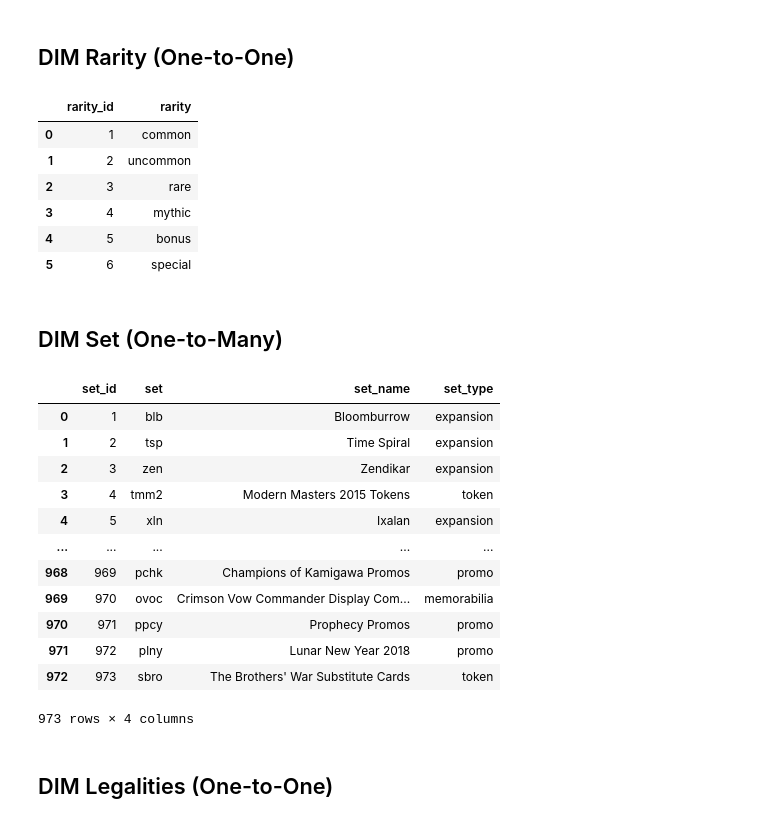
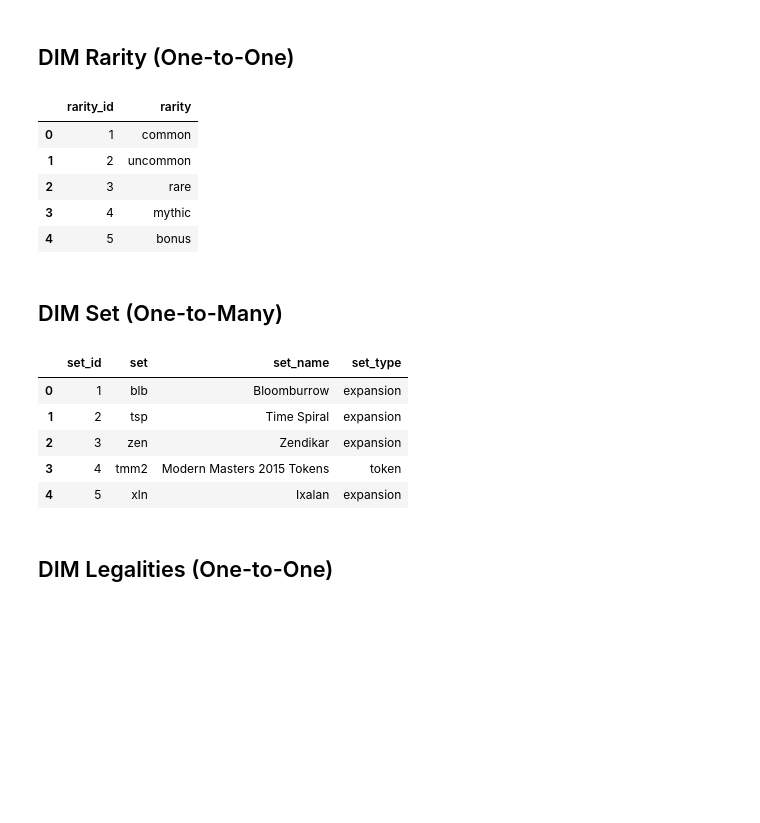
Before and after one commit to cuevas485/mtg-api-etl-datawarehouse, a Jupyter notebook: scryfall_etl_star_schema.ipynb, the cells around one changed output. Drawn from its saved outputs; the diff is of its cells as text; code cells hidden in the pictures; blank space fills up the shorter version.

```diff
--- a/scryfall_etl_star_schema.ipynb
+++ b/scryfall_etl_star_schema.ipynb
@@ -82,7 +68,7 @@ dim_rarity_df = pd.DataFrame({'rarity': ordered_rarities})
 dim_rarity_df['rarity_id'] = dim_rarity_df.index + 1
 dim_rarity_df = dim_rarity_df[['rarity_id', 'rarity']]
 # %%
-dim_rarity_df
+dim_rarity_df.head()
 # %% [output]
 |  | rarity_id | rarity |
 | 0 | 1 | common |
@@ -90,7 +76,6 @@ dim_rarity_df
 | 2 | 3 | rare |
 | 3 | 4 | mythic |
 | 4 | 5 | bonus |
-| 5 | 6 | special |
 # %% [markdown]
 ## DIM Set (One-to-Many)
 # %%
@@ -100,21 +85,14 @@ set_mapping = dict(zip(dim_set_df['set'], dim_set_df['set_id']))
 df['set_id'] = df['set'].map(set_mapping)
 dim_set_df = dim_set_df[['set_id', 'set', 'set_name', 'set_type']]
 # %%
-dim_set_df
+dim_set_df.head()
 # %% [output]
 |  | set_id | set | set_name | set_type |
 | 0 | 1 | blb | Bloomburrow | expansion |
 | 1 | 2 | tsp | Time Spiral | expansion |
 | 2 | 3 | zen | Zendikar | expansion |
 | 3 | 4 | tmm2 | Modern Masters 2015 Tokens | token |
 | 4 | 5 | xln | Ixalan | expansion |
-| ... | ... | ... | ... | ... |
-| 968 | 969 | pchk | Champions of Kamigawa Promos | promo |
-| 969 | 970 | ovoc | Crimson Vow Commander Display Com... | memorabilia |
-| 970 | 971 | ppcy | Prophecy Promos | promo |
-| 971 | 972 | plny | Lunar New Year 2018 | promo |
-| 972 | 973 | sbro | The Brothers' War Substitute Cards | token |
-973 rows × 4 columns
 # %% [markdown]
 ## DIM Legalities (One-to-One)
 # %%
```
Also changed, not shown: parts of 46 cells of this notebook.
